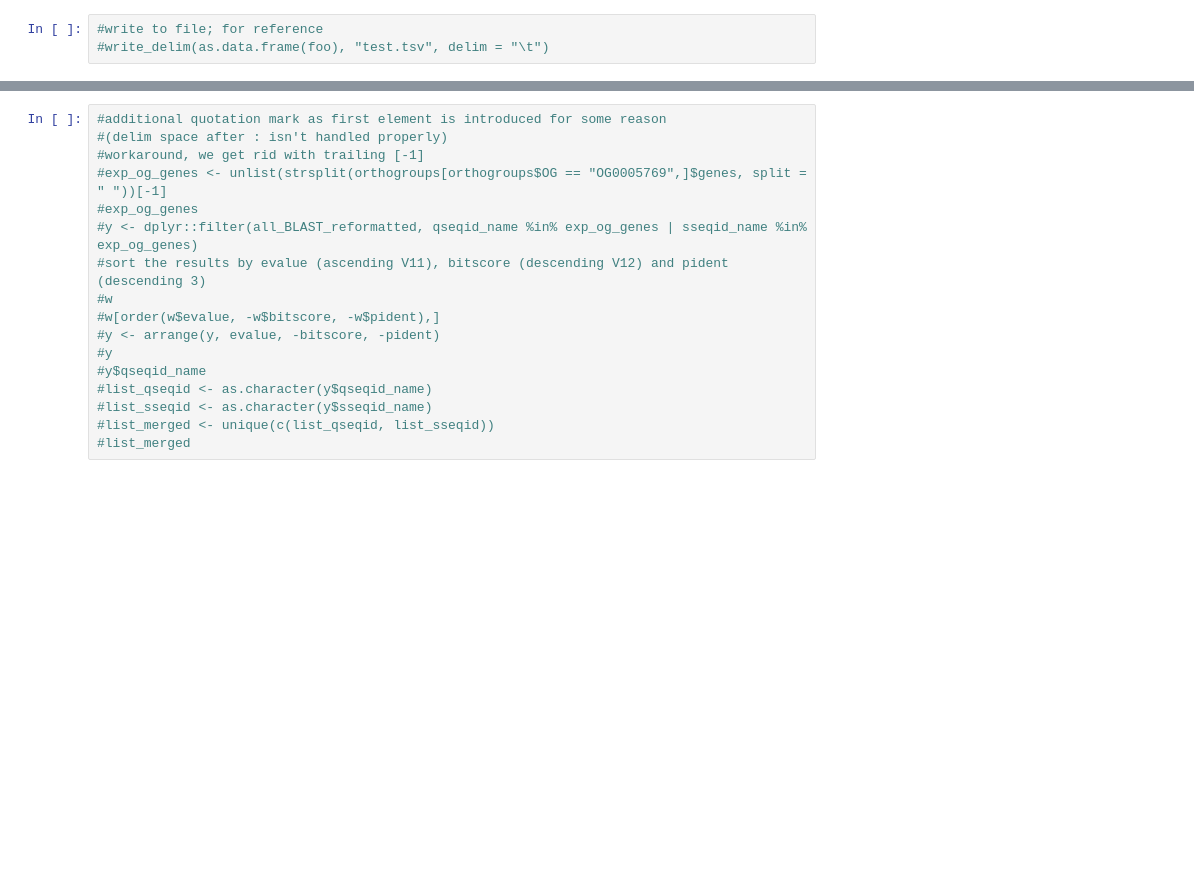
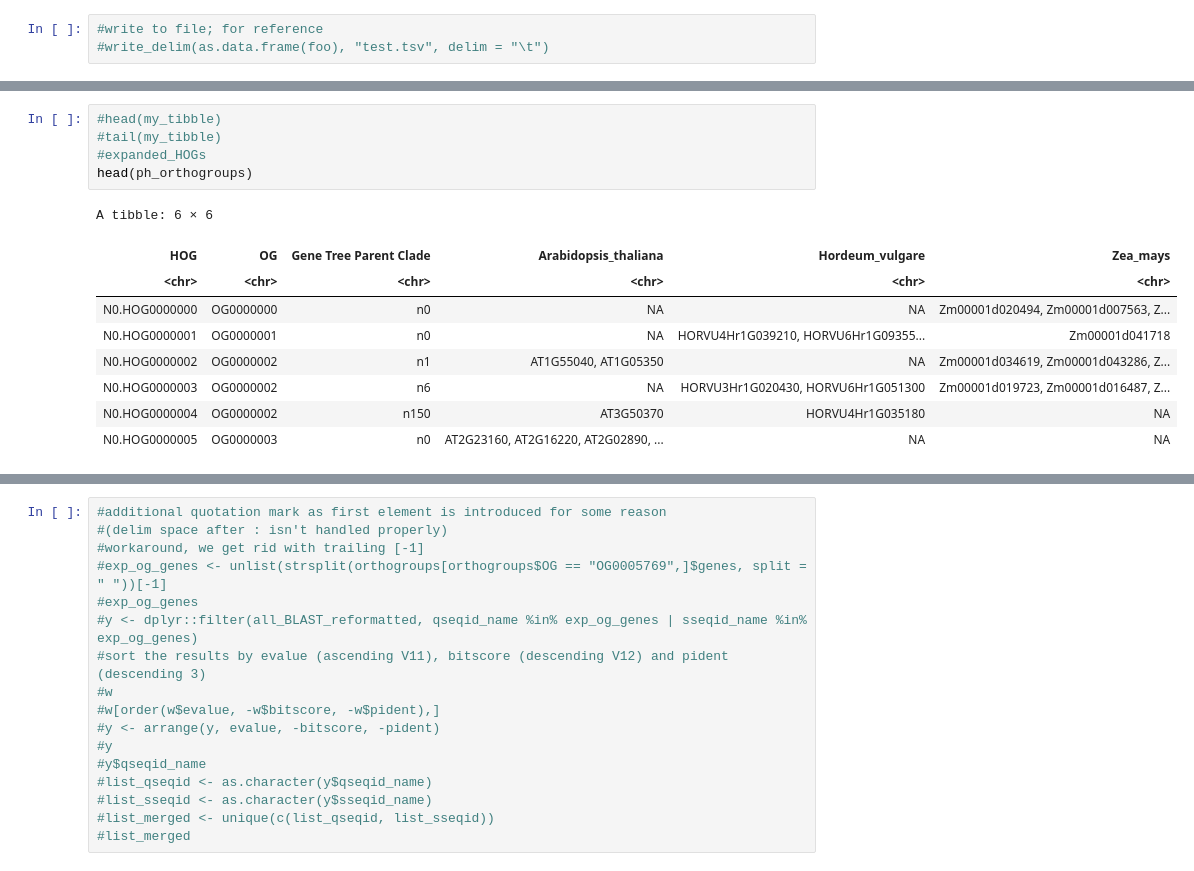
Before and after one commit to tgstoecker/A2TEA.Workflow, a Jupyter notebook: R_expansion.ipynb, the cells around one changed output, grey strips where cells are left out. Saved outputs shown, nothing was run; the diff lists cells and outputs as text; blank space fills up the shorter version.

```diff
--- a/R_expansion.ipynb
+++ b/R_expansion.ipynb
@@ -226,0 +285,15 @@ orthogroups <- readr::read_delim(file = "orthofinder/final-results/Orthogroups/O
+# %%
+#head(my_tibble)
+#tail(my_tibble)
+#expanded_HOGs
+head(ph_orthogroups)
+# %% [output]
+A tibble: 6 × 6
+| HOG | OG | Gene Tree Parent Clade | Arabidopsis_thaliana | Hordeum_vulgare | Zea_mays |
+| <chr> | <chr> | <chr> | <chr> | <chr> | <chr> |
+| N0.HOG0000000 | OG0000000 | n0 | NA | NA | Zm00001d020494, Zm00001d007563, Z... |
+| N0.HOG0000001 | OG0000001 | n0 | NA | HORVU4Hr1G039210, HORVU6Hr1G09355... | Zm00001d041718 |
+| N0.HOG0000002 | OG0000002 | n1 | AT1G55040, AT1G05350 | NA | Zm00001d034619, Zm00001d043286, Z... |
+| N0.HOG0000003 | OG0000002 | n6 | NA | HORVU3Hr1G020430, HORVU6Hr1G051300 | Zm00001d019723, Zm00001d016487, Z... |
+| N0.HOG0000004 | OG0000002 | n150 | AT3G50370 | HORVU4Hr1G035180 | NA |
+| N0.HOG0000005 | OG0000003 | n0 | AT2G23160, AT2G16220, AT2G02890, ... | NA | NA |
```
Also changed, not shown: parts of 16 cells of this notebook, 3 other files.
